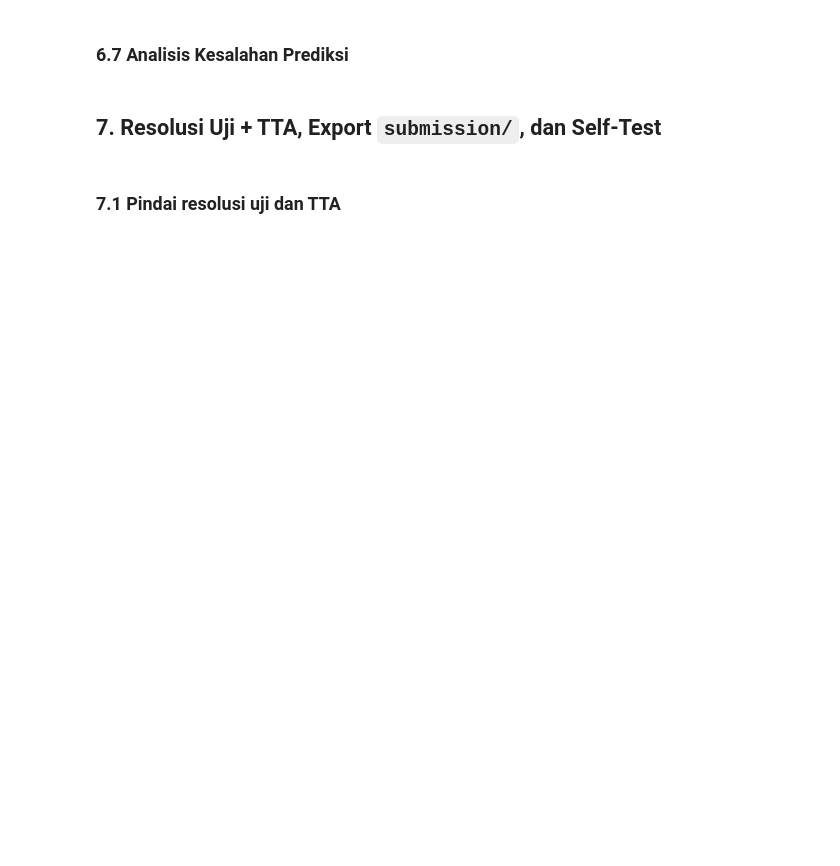
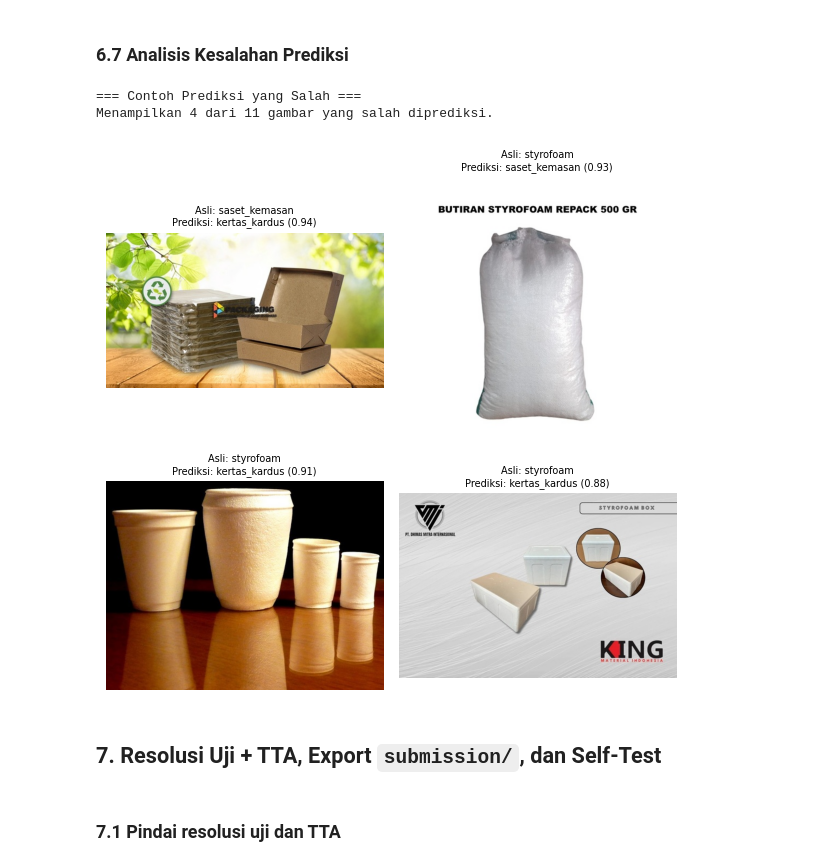
Before and after one commit to Atika-Adelia/Repo-Kelompok07-ProyekStudio02, a Jupyter notebook: Studio2_Kelompok07_RB.ipynb, the cells around one changed output. Cells and saved outputs as stored; diff of their text form; code cells hidden in the pictures; blank space fills up the shorter version.

```diff
--- a/Studio2_Kelompok07_RB.ipynb
+++ b/Studio2_Kelompok07_RB.ipynb
@@ -1033,12 +1066,16 @@ plot_confusion_matrix(
 # %%
 show_errors(
     SPLIT['val'],
     res_a['val_labels'],
-    res_a['val_probs']
+    res_a['val_probs'],
     k=4
 )
+# %% [output]
+=== Contoh Prediksi yang Salah ===
+Menampilkan 4 dari 11 gambar yang salah diprediksi.
+[figure, added]
 # %% [markdown]
-## 7. Resolusi Uji + TTA, Export `submission/`, dan Self-Test
+## **7. Resolusi Uji + TTA, Export `submission/`, dan Self-Test**
 # %% [markdown]
 ### **7.1 Pindai resolusi uji dan TTA**
 # %%
```
Also changed, not shown: parts of 22 cells of this notebook.
